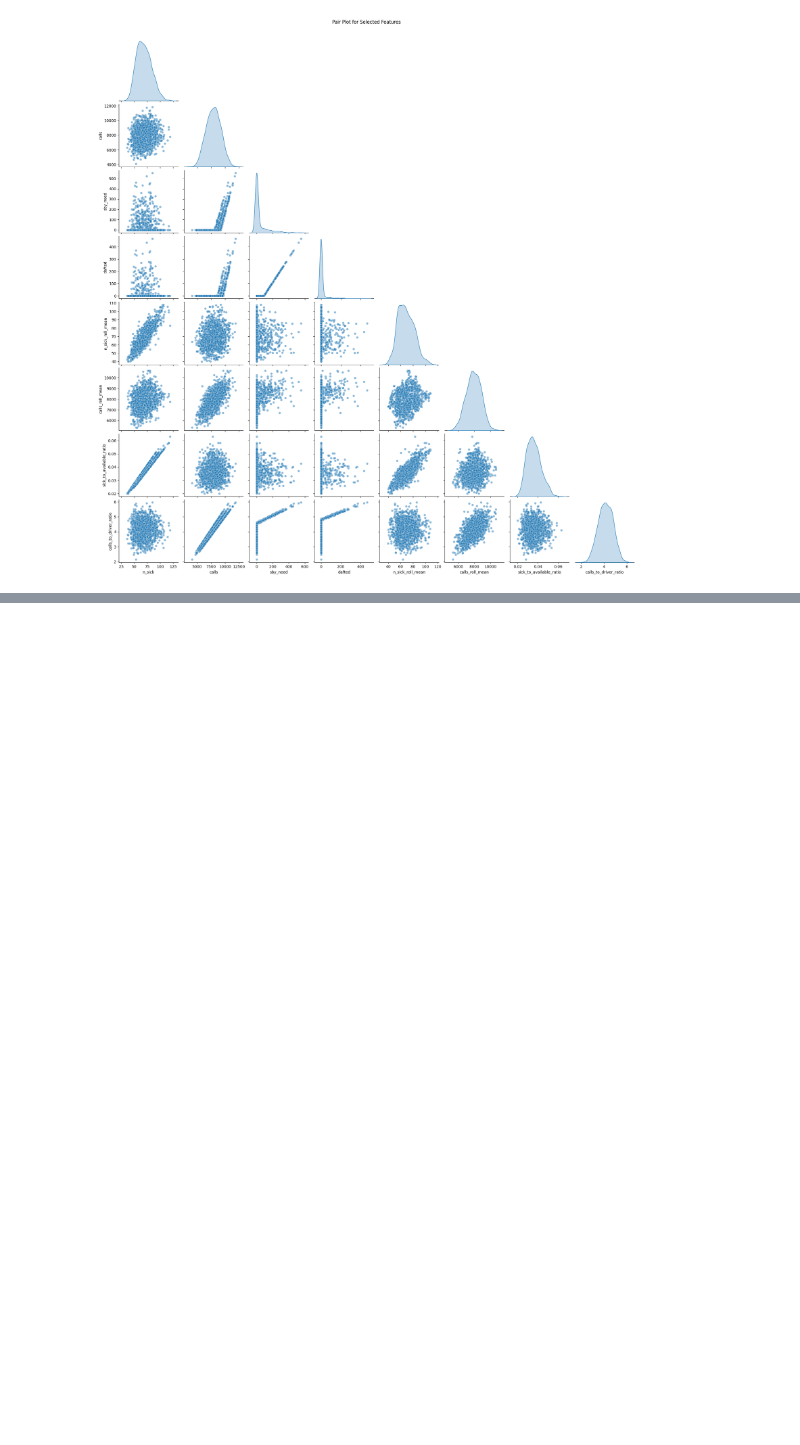
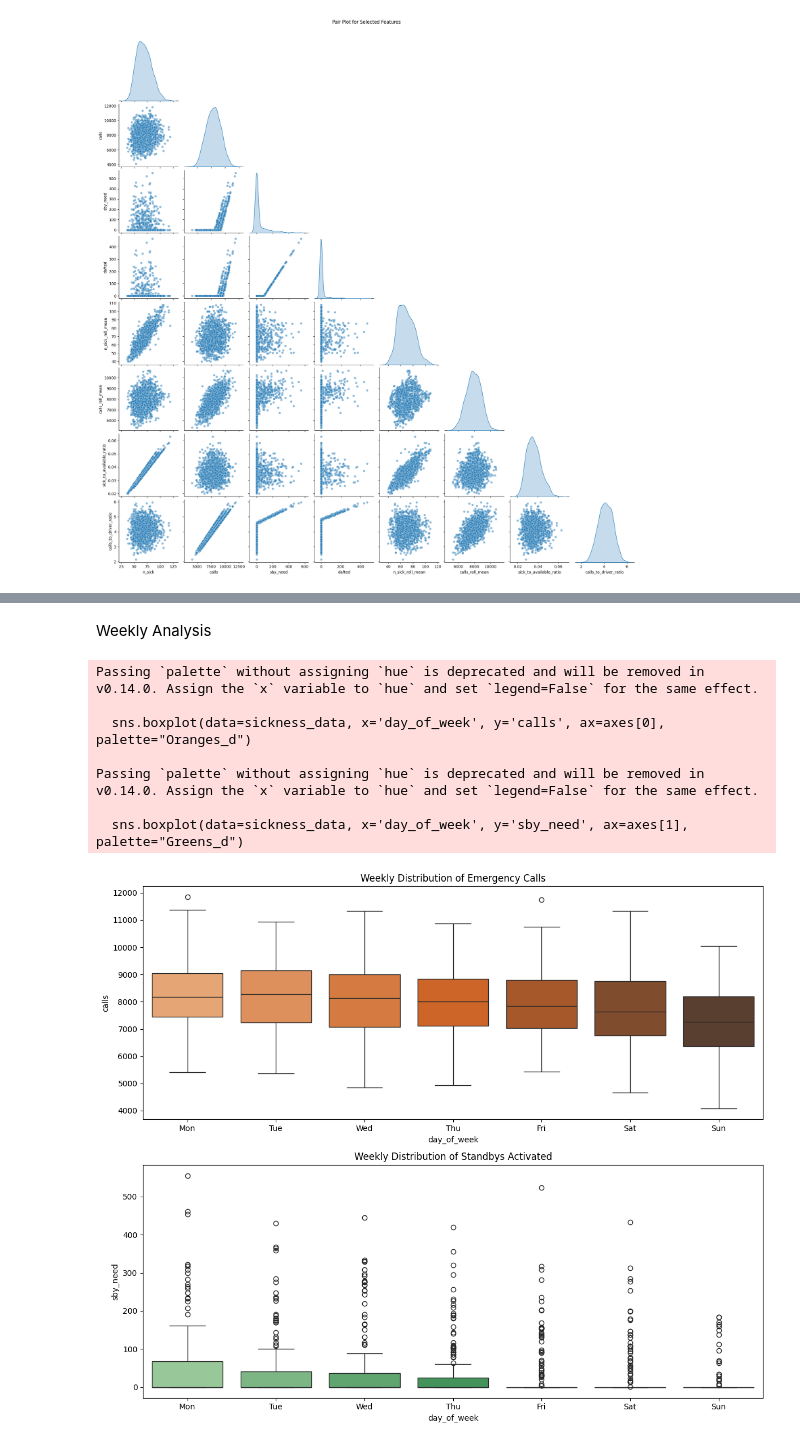
Before and after one commit to Muskan-Verma-7/Case-Study-Project, a Jupyter notebook: case_study.ipynb, the cells around one changed output, grey strips where cells are left out. Drawn from its saved outputs; the diff is of its cells as text; code cells hidden in the pictures; blank space fills up the shorter version.

```diff
--- a/case_study.ipynb
+++ b/case_study.ipynb
@@ -780,0 +481,29 @@ See the caveats in the documentation: https://pandas.pydata.org/pandas-docs/stab
+# %% [markdown]
+Weekly Analysis
+# %%
+
+# Set up the figure and axes
+fig, axes = plt.subplots(nrows=2, ncols=1, figsize=(12, 10))
+
+# Weekly patterns for calls
+sns.boxplot(data=sickness_data, x='day_of_week', y='calls', ax=axes[0], palette="Oranges_d")
+axes[0].set_title('Weekly Distribution of Emergency Calls')
+axes[0].set_xticklabels(['Mon', 'Tue', 'Wed', 'Thu', 'Fri', 'Sat', 'Sun'])
+
+# Weekly patterns for sby_need
+sns.boxplot(data=sickness_data, x='day_of_week', y='sby_need', ax=axes[1], palette="Greens_d")
+axes[1].set_title('Weekly Distribution of Standbys Activated')
+axes[1].set_xticklabels(['Mon', 'Tue', 'Wed', 'Thu', 'Fri', 'Sat', 'Sun'])
+
+# Adjust the layout
+plt.tight_layout()
+plt.show()
+# %% [output]
+Passing `palette` without assigning `hue` is deprecated and will be removed in v0.14.0. Assign the `x` variable to `hue` and set `legend=False` for the same effect.
+
+  sns.boxplot(data=sickness_data, x='day_of_week', y='calls', ax=axes[0], palette="Oranges_d")
+
+Passing `palette` without assigning `hue` is deprecated and will be removed in v0.14.0. Assign the `x` variable to `hue` and set `legend=False` for the same effect.
+
+  sns.boxplot(data=sickness_data, x='day_of_week', y='sby_need', ax=axes[1], palette="Greens_d")
+[figure, added]
```
Also changed, not shown: parts of 33 cells of this notebook, 3 other files.
